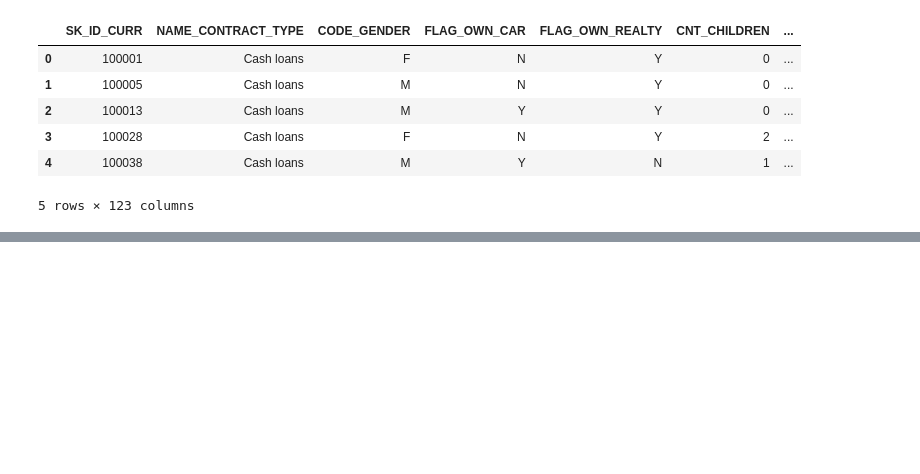
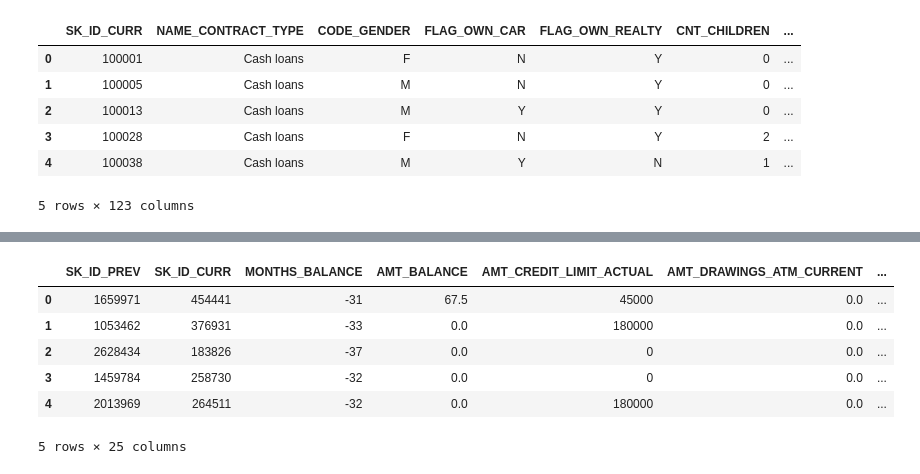
Before and after one commit to mhs10031990/Hands_on, a Jupyter notebook: CRA_Data_Visualization.ipynb, the cells around one changed output, grey strips where cells are left out. Saved outputs shown, nothing was run; the diff lists cells and outputs as text; code cells hidden in the pictures; blank space fills up the shorter version.

```diff
--- a/CRA_Data_Visualization.ipynb
+++ b/CRA_Data_Visualization.ipynb
@@ -110,0 +129,10 @@ application_test.head()
+# %%
+credit_card_balance.head()
+# %% [output]
+|  | SK_ID_PREV | SK_ID_CURR | MONTHS_BALANCE | AMT_BALANCE | AMT_CREDIT_LIMIT_ACTUAL | AMT_DRAWINGS_ATM_CURRENT | ... |
+| 0 | 1659971 | 454441 | -31 | 67.5 | 45000 | 0.0 | ... |
+| 1 | 1053462 | 376931 | -33 | 0.0 | 180000 | 0.0 | ... |
+| 2 | 2628434 | 183826 | -37 | 0.0 | 0 | 0.0 | ... |
+| 3 | 1459784 | 258730 | -32 | 0.0 | 0 | 0.0 | ... |
+| 4 | 2013969 | 264511 | -32 | 0.0 | 180000 | 0.0 | ... |
+5 rows × 25 columns
```
Also changed, not shown: parts of 5 cells of this notebook.
